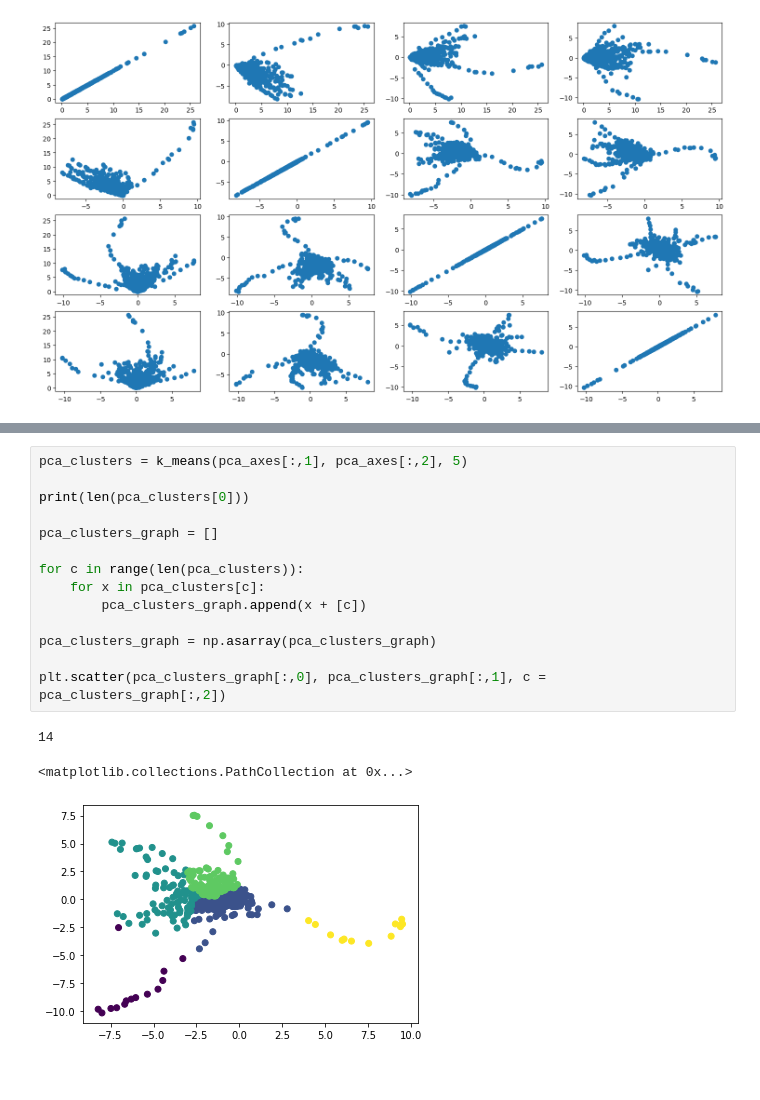
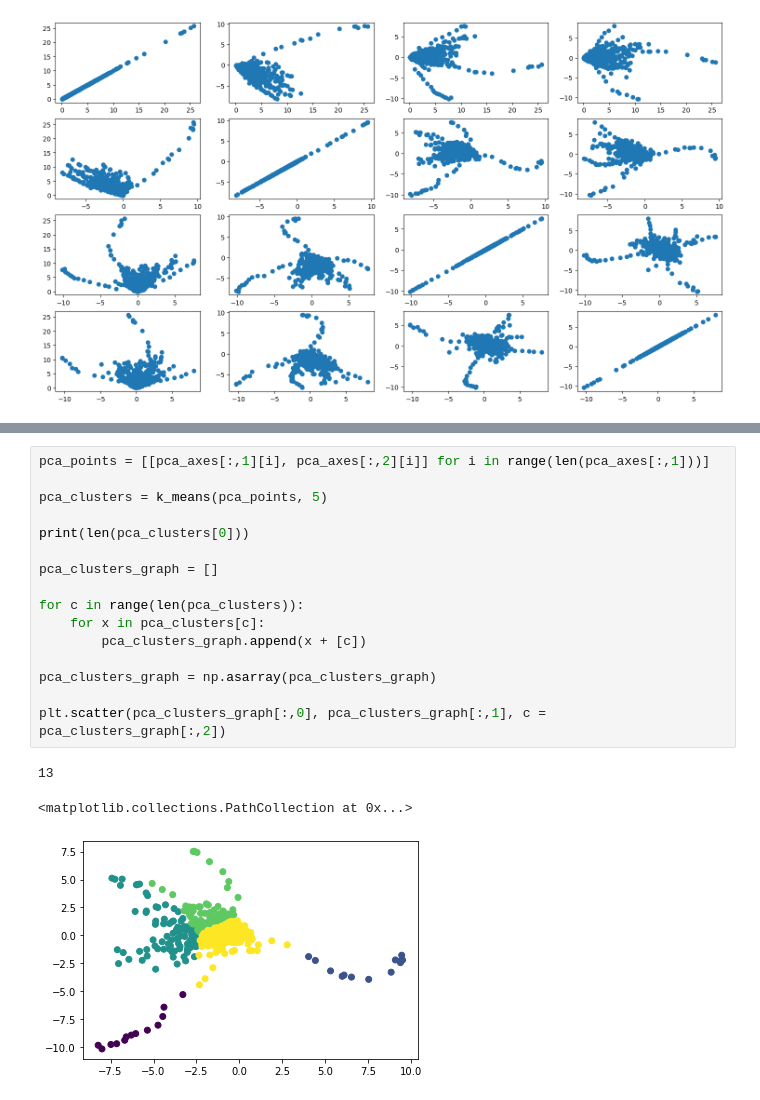
Before and after one commit to vc64/essayGrouping, a Jupyter notebook: essayGrouping.ipynb, the cells around one changed output, grey strips where cells are left out. Drawn from its saved outputs; the diff is of its cells as text.

Commit message:
expanding k-means to n-dim

```diff
--- a/essayGrouping.ipynb
+++ b/essayGrouping.ipynb
@@ -547,18 +607,20 @@ def k_means(xvals, yvals, k):
 # %%
-pca_clusters = k_means(pca_axes[:,1], pca_axes[:,2], 5)
+pca_points = [[pca_axes[:,1][i], pca_axes[:,2][i]] for i in range(len(pca_axes[:,1]))]
+
+pca_clusters = k_means(pca_points, 5)
 
 print(len(pca_clusters[0]))
 
 pca_clusters_graph = []
 
 for c in range(len(pca_clusters)):
     for x in pca_clusters[c]:
         pca_clusters_graph.append(x + [c])
 
 pca_clusters_graph = np.asarray(pca_clusters_graph)
 
 plt.scatter(pca_clusters_graph[:,0], pca_clusters_graph[:,1], c = pca_clusters_graph[:,2])
 # %% [output]
-14
+13
 <matplotlib.collections.PathCollection at 0x...>
-[figure, old version]
+[figure, new version]
```
Also changed, not shown: parts of 4 cells of this notebook.
